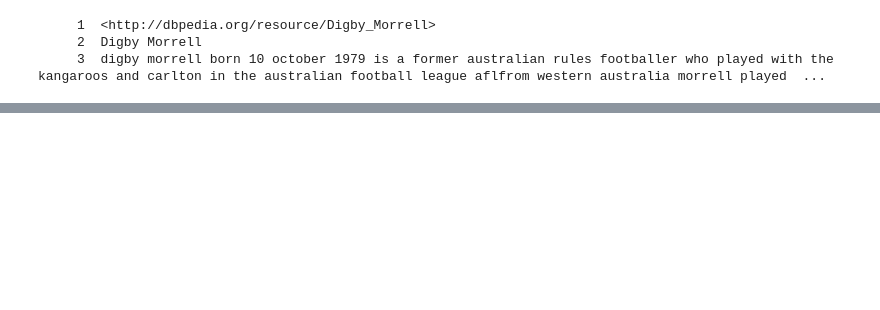
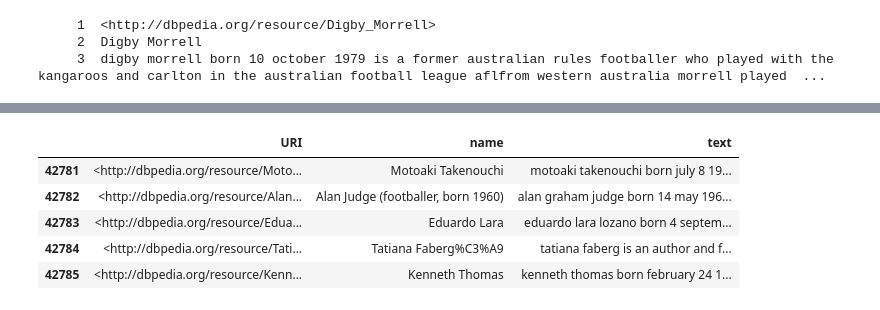
Before and after one commit to cyeef/Data-Science-Portfolio-C21-, a Jupyter notebook: Projects/Project-5/NLP.Description.for.Students.ipynb, the cells around one changed output, grey strips where cells are left out. Saved outputs shown, nothing was run; the diff lists cells and outputs as text; code cells hidden in the pictures; blank space fills up the shorter version.

```diff
--- a/Projects/Project-5/NLP.Description.for.Students.ipynb
+++ b/Projects/Project-5/NLP.Description.for.Students.ipynb
@@ -57,0 +113,9 @@ cat -n
+# %%
+people_df.tail()
+# %% [output]
+|  | URI | name | text |
+| 42781 | <http://dbpedia.org/resource/Moto... | Motoaki Takenouchi | motoaki takenouchi born july 8 19... |
+| 42782 | <http://dbpedia.org/resource/Alan... | Alan Judge (footballer, born 1960) | alan graham judge born 14 may 196... |
+| 42783 | <http://dbpedia.org/resource/Edua... | Eduardo Lara | eduardo lara lozano born 4 septem... |
+| 42784 | <http://dbpedia.org/resource/Tati... | Tatiana Faberg%C3%A9 | tatiana faberg is an author and f... |
+| 42785 | <http://dbpedia.org/resource/Kenn... | Kenneth Thomas | kenneth thomas born february 24 1... |
```
Also changed, not shown: parts of 48 cells of this notebook.
